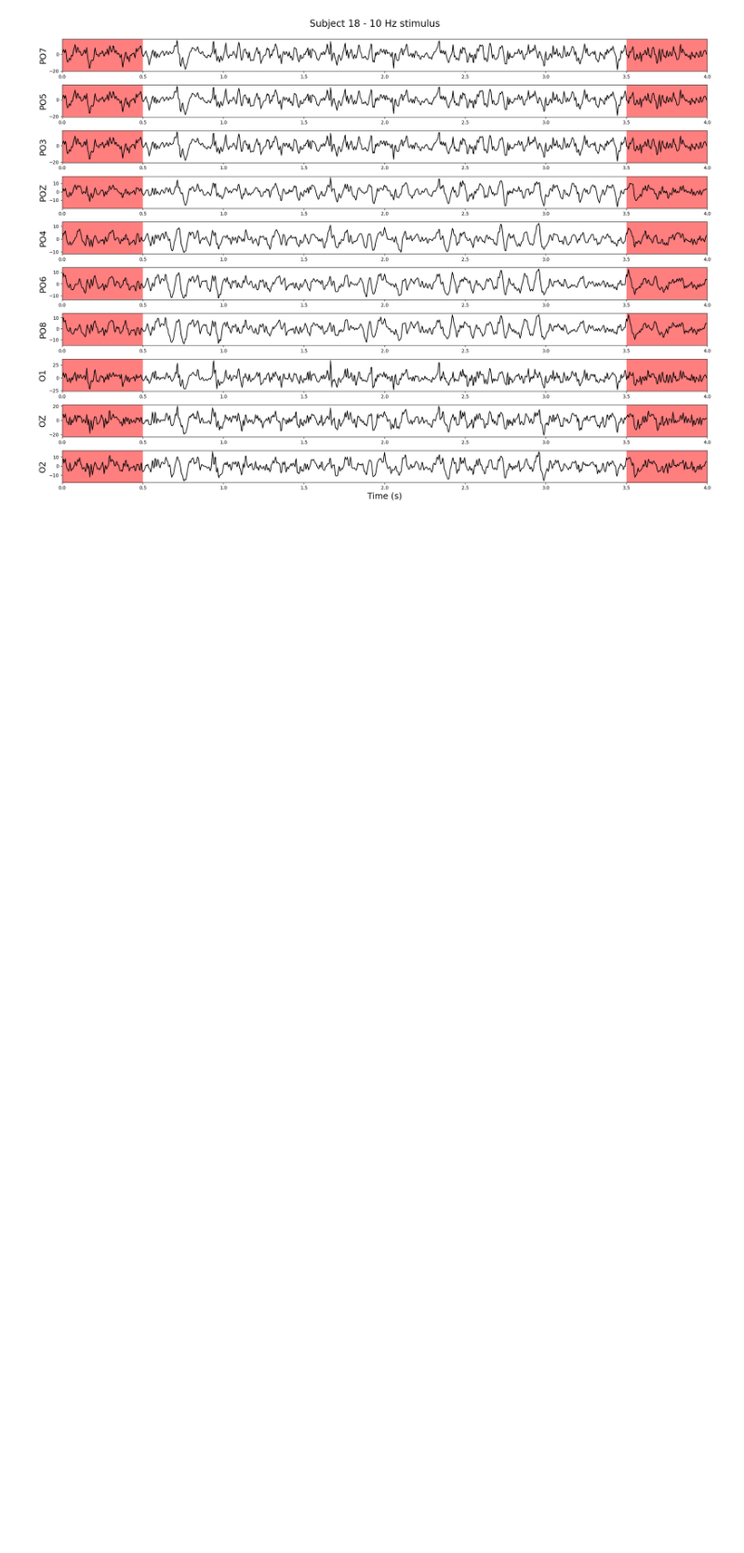
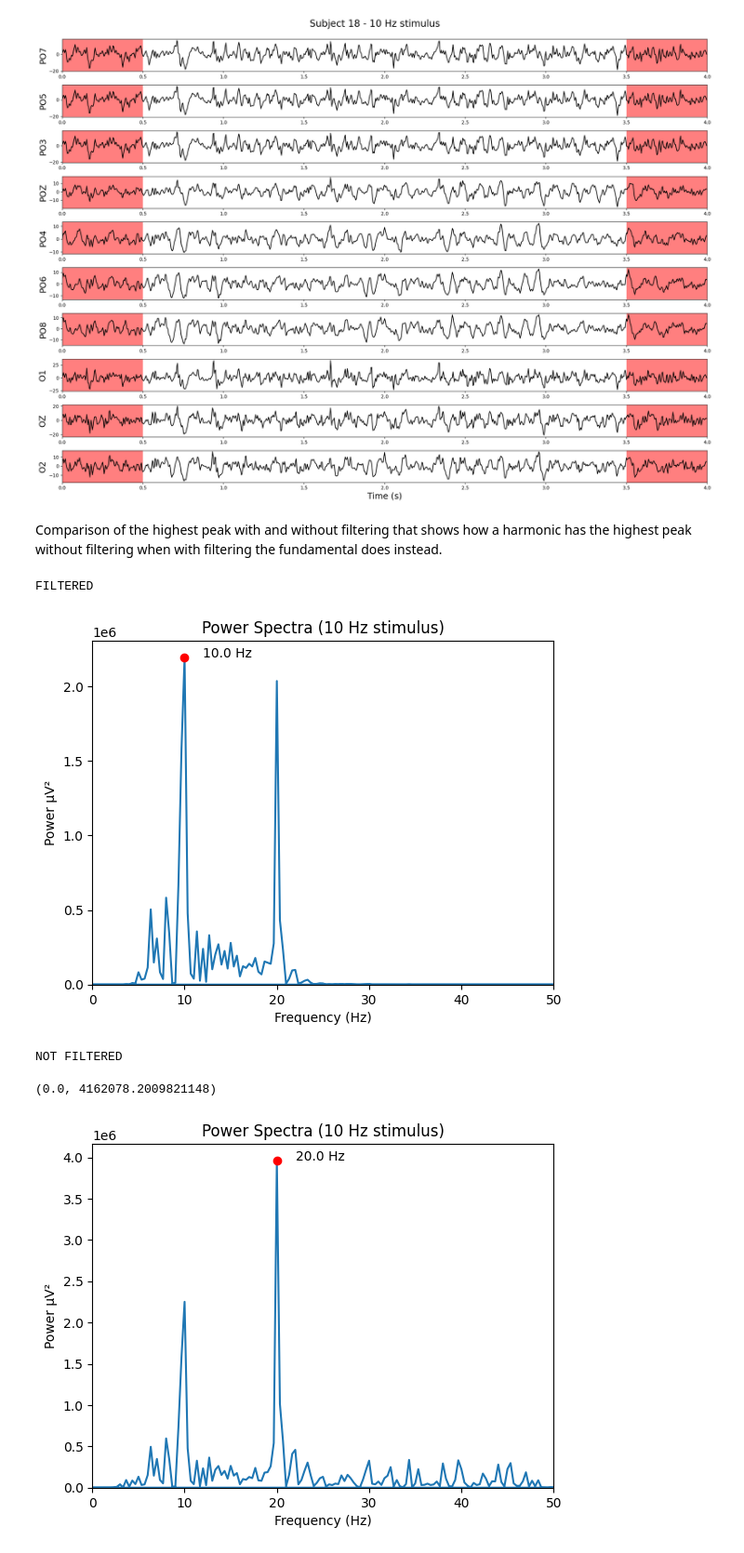
Before and after one commit to taromeseg/Sequential-Characterization-of-SSVEP-EEG-signals, a Jupyter notebook: Data_Visualization.ipynb, the cells around one changed output. Shown at 93% size. Saved outputs shown, nothing was run; the diff lists cells and outputs as text; code cells hidden in the pictures; blank space fills up the shorter version.

```diff
--- a/Data_Visualization.ipynb
+++ b/Data_Visualization.ipynb
@@ -199,3 +212,62 @@ plt.tight_layout(rect=[0, 0.03, 1, 0.98])
 plt.show()
 # %% [output]
 [figure]
+# %% [markdown]
+Comparison of the highest peak with and without filtering that shows how a harmonic has the highest peak without filtering when with filtering the fundamental does instead.
+# %%
+eeg_data, eeg_data_stimulus_only, trial_length = utils.load_ssvep_data("Dataset Beta", 1)
+
+data = eeg_data[61, :, 3, 7]
+
+low_freq = 5
+high_freq = 20
+sampling_rate = 250
+
+b, a = signal.butter(4, [low_freq, high_freq], fs=sampling_rate, btype='band')
+
+filtered_data = signal.lfilter(b, a, data)
+
+
+fft_result = np.fft.fft(filtered_data)
+freq = np.fft.fftfreq(len(filtered_data), d=1/sampling_rate)
+power_spectra = np.abs(fft_result) ** 2
+
+max_peak_freq = freq[np.argmax(power_spectra[0:500])]
+
+
+print("FILTERED")
+plt.plot(freq, power_spectra)
+plt.xlim(0, 400)
+plt.xlabel("Frequency (Hz)")
+plt.ylabel("Power " + '\u03BC' + 'V²')
+plt.title("Power Spectra (10 Hz stimulus)")
+plt.plot(freq[np.argmax(power_spectra[0:500])], max(power_spectra[0:500]), marker="o", color="red")
+plt.text(freq[np.argmax(power_spectra[0:500])] + 2, max(power_spectra[0:500]), str(max_peak_freq) +" Hz")
+plt.xlim(0, 50)
+plt.ylim(0)
+
+plt.show()
+
+
+print("NOT FILTERED")
+fft_result = np.fft.fft(data)
+freq = np.fft.fftfreq(len(data), d=1/sampling_rate)
+power_spectra = np.abs(fft_result) ** 2
+
+max_peak_freq = freq[np.argmax(power_spectra[0:500])]
+
+plt.plot(freq, power_spectra)
+plt.xlim(0, 400)
+plt.xlabel("Frequency (Hz)")
+plt.ylabel("Power " + '\u03BC' + 'V²')
+plt.title("Power Spectra (10 Hz stimulus)")
+plt.plot(freq[np.argmax(power_spectra[0:500])], max(power_spectra[0:500]), marker="o", color="red")
+plt.text(freq[np.argmax(power_spectra[0:500])] + 2, max(power_spectra[0:500]), str(max_peak_freq) +" Hz")
+plt.xlim(0, 50)
+plt.ylim(0)
+# %% [output]
+FILTERED
+[figure, added]
+NOT FILTERED
+(0.0, 4162078.2009821148)
+[figure, added]
```
Also changed, not shown: parts of 17 cells of this notebook, 4 other files.
